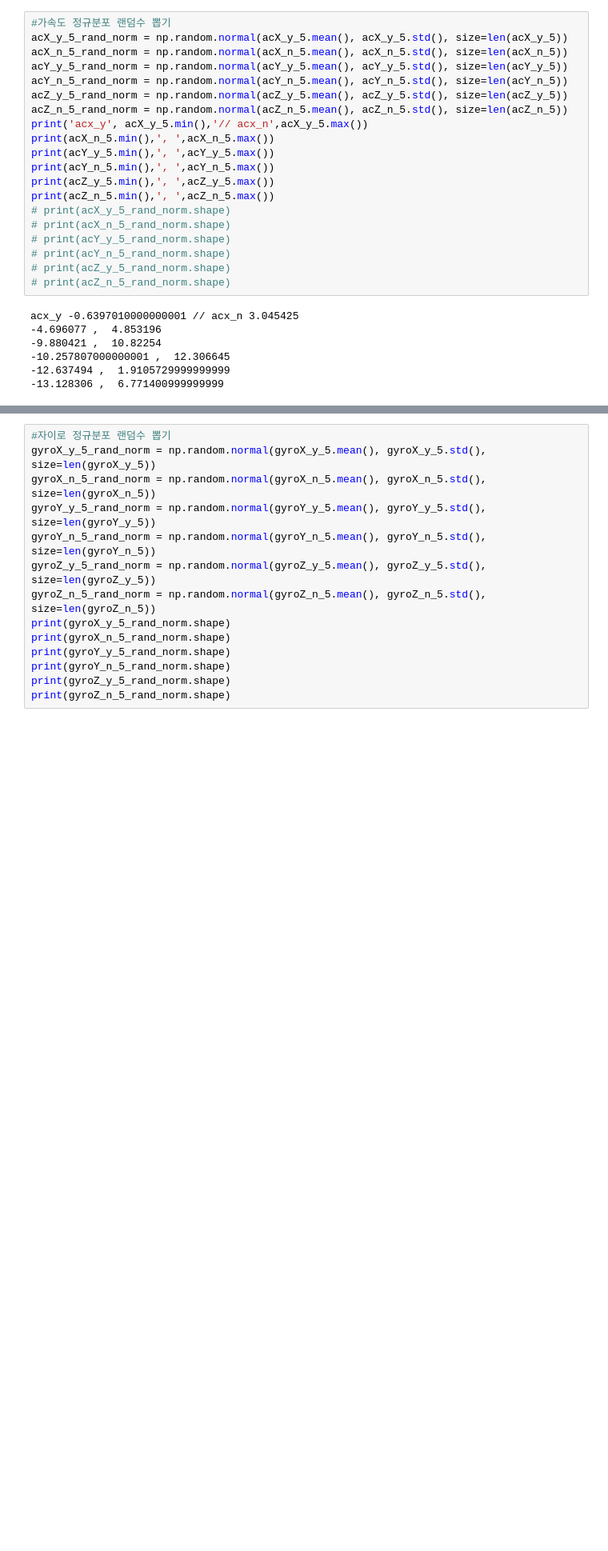
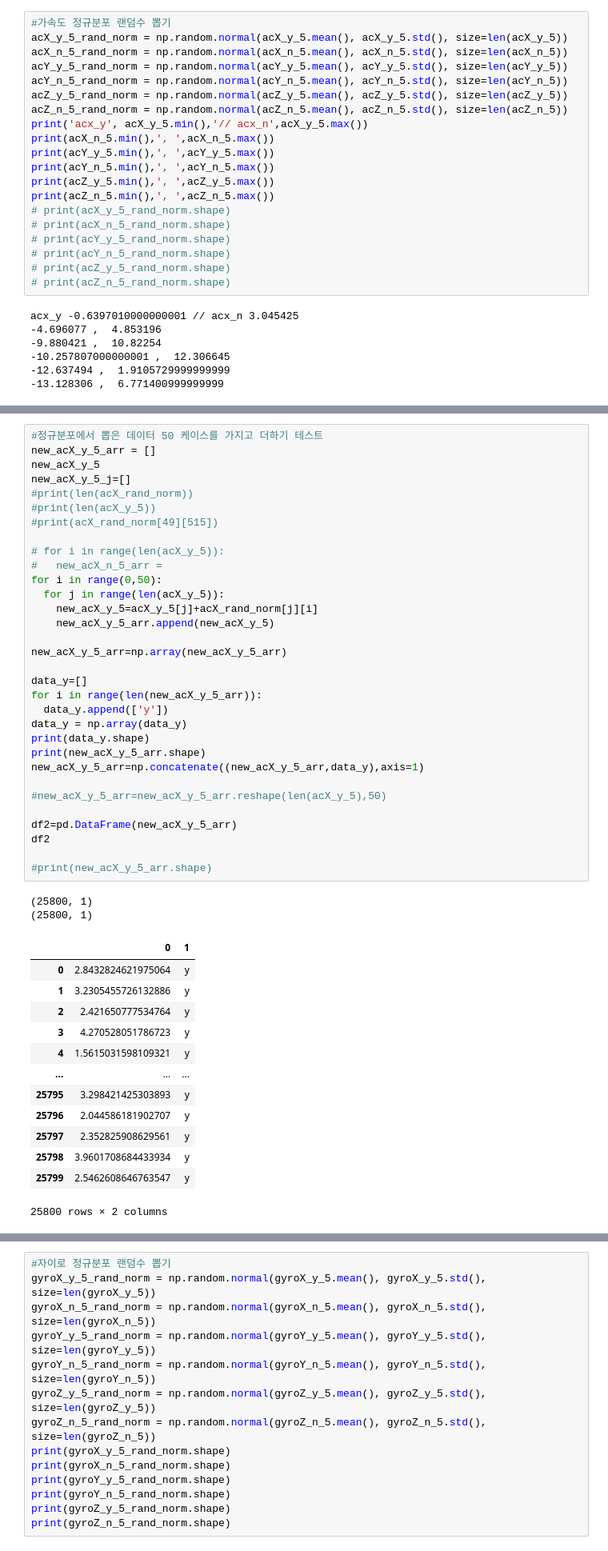
Before and after one commit to Hyolinkim/capstoneDesign_20210830, a Jupyter notebook: data_agument_ver1_2.ipynb, the cells around one changed output, grey strips where cells are left out. Shown: that part at 80% size. Saved outputs shown, nothing was run; the diff lists cells and outputs as text; blank space fills up the shorter version.

```diff
--- a/data_agument_ver1_2.ipynb
+++ b/data_agument_ver1_2.ipynb
@@ -314,0 +340,48 @@ acx_y -0.6397010000000001 // acx_n 3.045425
+# %%
+#정규분포에서 뽑은 데이터 50 케이스를 가지고 더하기 테스트
+new_acX_y_5_arr = []
+new_acX_y_5
+new_acX_y_5_j=[]
+#print(len(acX_rand_norm))
+#print(len(acX_y_5))
+#print(acX_rand_norm[49][515])
+
+# for i in range(len(acX_y_5)):
+#   new_acX_n_5_arr =
+for i in range(0,50):
+  for j in range(len(acX_y_5)):
+    new_acX_y_5=acX_y_5[j]+acX_rand_norm[j][i]
+    new_acX_y_5_arr.append(new_acX_y_5)
+
+new_acX_y_5_arr=np.array(new_acX_y_5_arr)
+
+data_y=[]
+for i in range(len(new_acX_y_5_arr)):
+  data_y.append(['y'])
+data_y = np.array(data_y)
+print(data_y.shape)
+print(new_acX_y_5_arr.shape)
+new_acX_y_5_arr=np.concatenate((new_acX_y_5_arr,data_y),axis=1)
+
+#new_acX_y_5_arr=new_acX_y_5_arr.reshape(len(acX_y_5),50)
+
+df2=pd.DataFrame(new_acX_y_5_arr)
+df2
+
+#print(new_acX_y_5_arr.shape)
+# %% [output]
+(25800, 1)
+(25800, 1)
+|  | 0 | 1 |
+| 0 | 2.8432824621975064 | y |
+| 1 | 3.2305455726132886 | y |
+| 2 | 2.421650777534764 | y |
+| 3 | 4.270528051786723 | y |
+| 4 | 1.5615031598109321 | y |
+| ... | ... | ... |
+| 25795 | 3.298421425303893 | y |
+| 25796 | 2.044586181902707 | y |
+| 25797 | 2.352825908629561 | y |
+| 25798 | 3.9601708684433934 | y |
+| 25799 | 2.5462608646763547 | y |
+25800 rows × 2 columns
```
Also changed, not shown: parts of 7 cells of this notebook.
